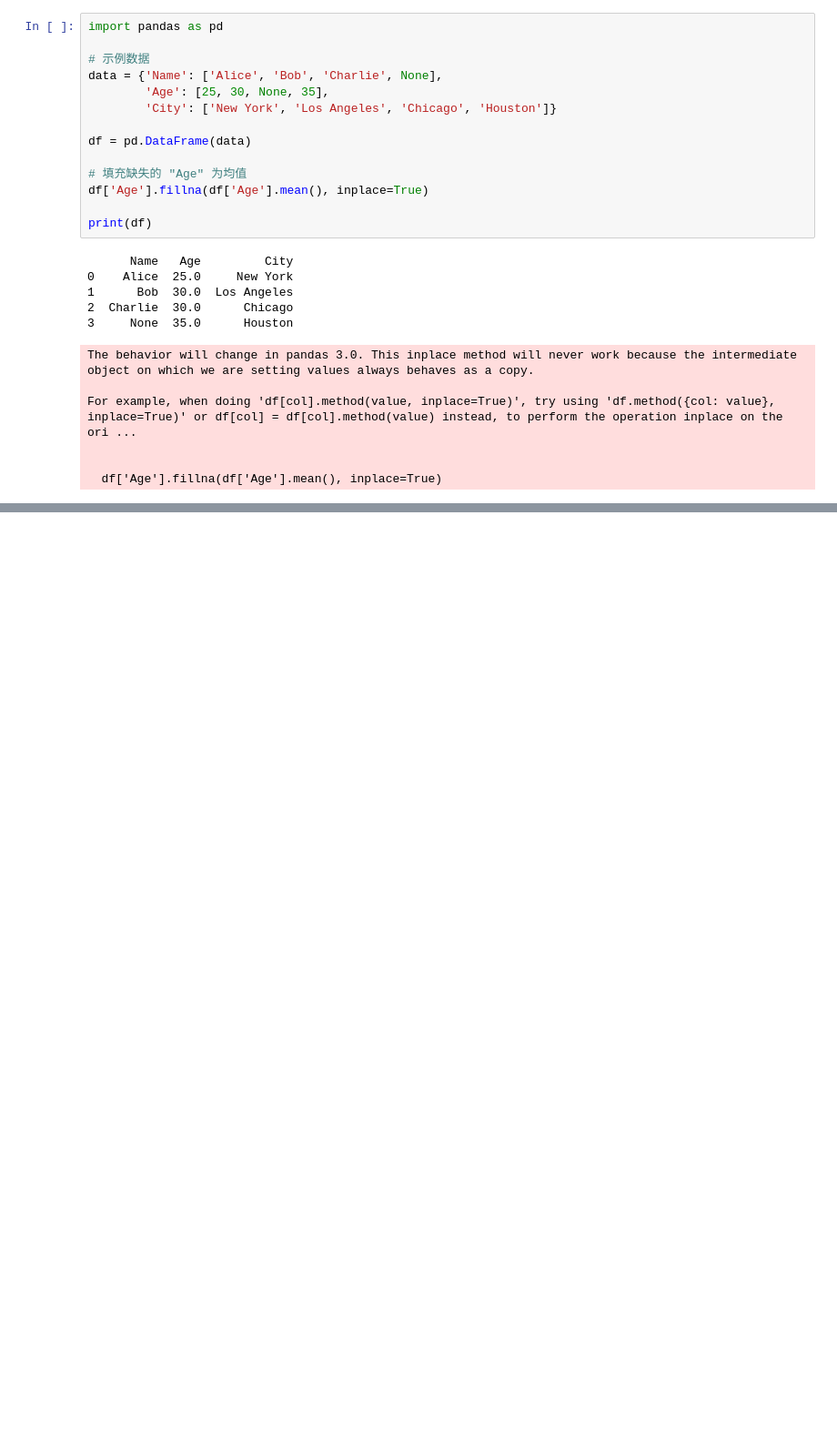
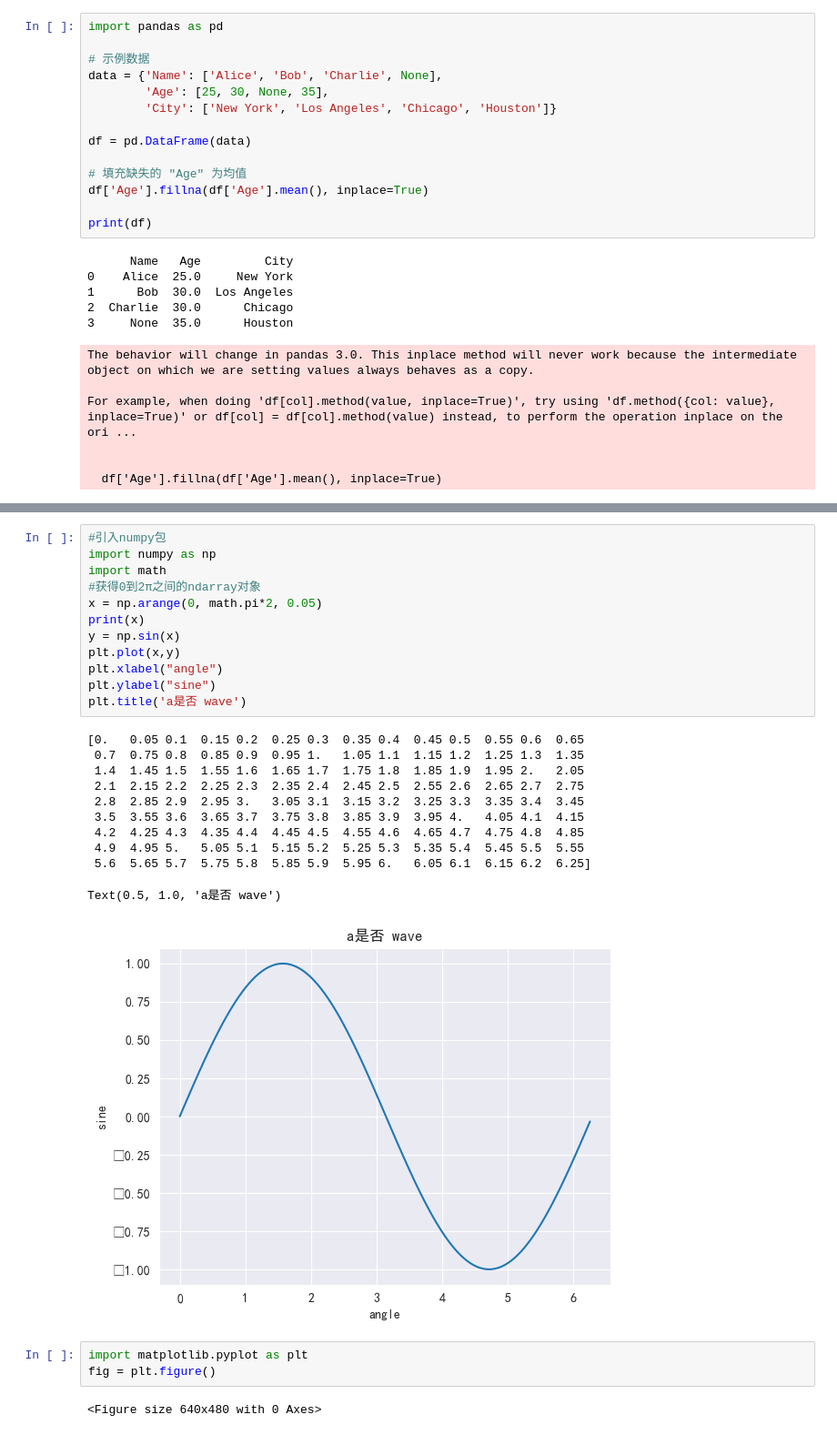
Before and after one commit to kalaxiaoke777/dataS, a Jupyter notebook: pd.ipynb, the cells around one changed output, grey strips where cells are left out. Shown: that part at 91% size. Saved outputs shown, nothing was run; the diff lists cells and outputs as text; blank space fills up the shorter version.

```diff
--- a/pd.ipynb
+++ b/pd.ipynb
@@ -221,0 +377,29 @@ For example, when doing 'df[col].method(value, inplace=True)', try using 'df.met
+# %%
+#引入numpy包
+import numpy as np
+import math
+#获得0到2π之间的ndarray对象
+x = np.arange(0, math.pi*2, 0.05)
+print(x)
+y = np.sin(x)
+plt.plot(x,y)
+plt.xlabel("angle")
+plt.ylabel("sine")
+plt.title('a是否 wave')
+# %% [output]
+[0.   0.05 0.1  0.15 0.2  0.25 0.3  0.35 0.4  0.45 0.5  0.55 0.6  0.65
+ 0.7  0.75 0.8  0.85 0.9  0.95 1.   1.05 1.1  1.15 1.2  1.25 1.3  1.35
+ 1.4  1.45 1.5  1.55 1.6  1.65 1.7  1.75 1.8  1.85 1.9  1.95 2.   2.05
+ 2.1  2.15 2.2  2.25 2.3  2.35 2.4  2.45 2.5  2.55 2.6  2.65 2.7  2.75
+ 2.8  2.85 2.9  2.95 3.   3.05 3.1  3.15 3.2  3.25 3.3  3.35 3.4  3.45
+ 3.5  3.55 3.6  3.65 3.7  3.75 3.8  3.85 3.9  3.95 4.   4.05 4.1  4.15
+ 4.2  4.25 4.3  4.35 4.4  4.45 4.5  4.55 4.6  4.65 4.7  4.75 4.8  4.85
+ 4.9  4.95 5.   5.05 5.1  5.15 5.2  5.25 5.3  5.35 5.4  5.45 5.5  5.55
+ 5.6  5.65 5.7  5.75 5.8  5.85 5.9  5.95 6.   6.05 6.1  6.15 6.2  6.25]
+Text(0.5, 1.0, 'a是否 wave')
+[figure, added]
+# %%
+import matplotlib.pyplot as plt
+fig = plt.figure()
+# %% [output]
+<Figure size 640x480 with 0 Axes>
```
Also changed, not shown: parts of 17 cells of this notebook.
